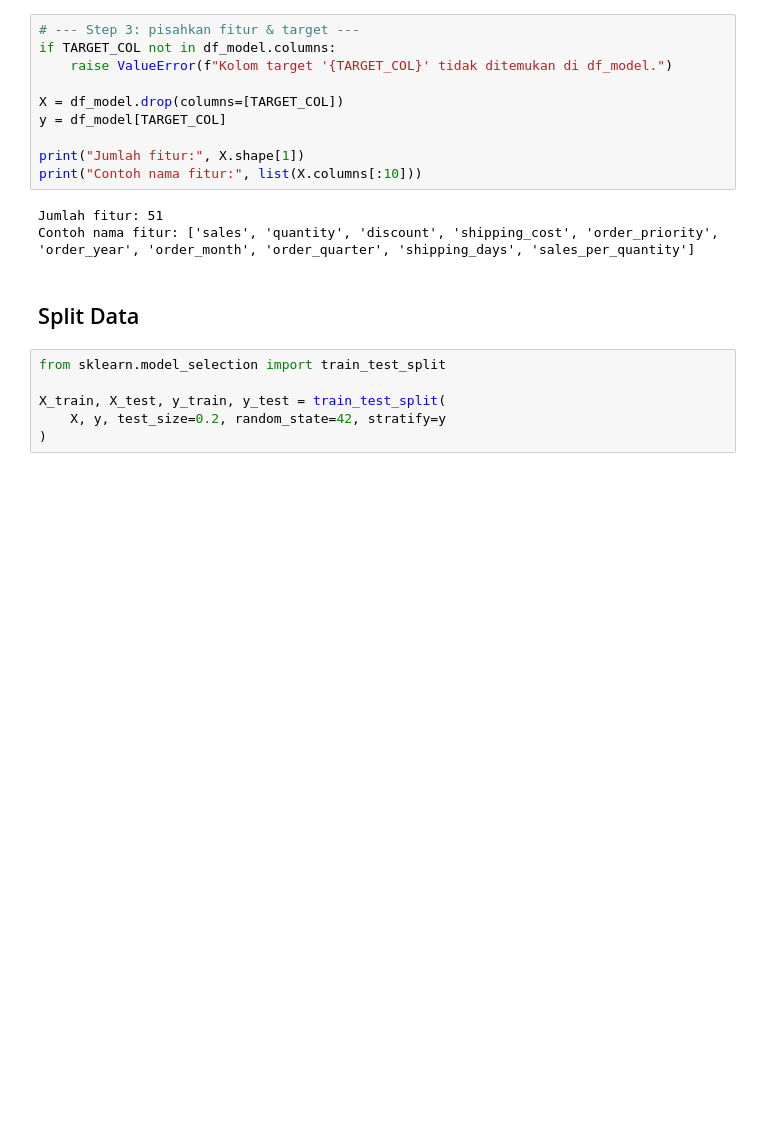
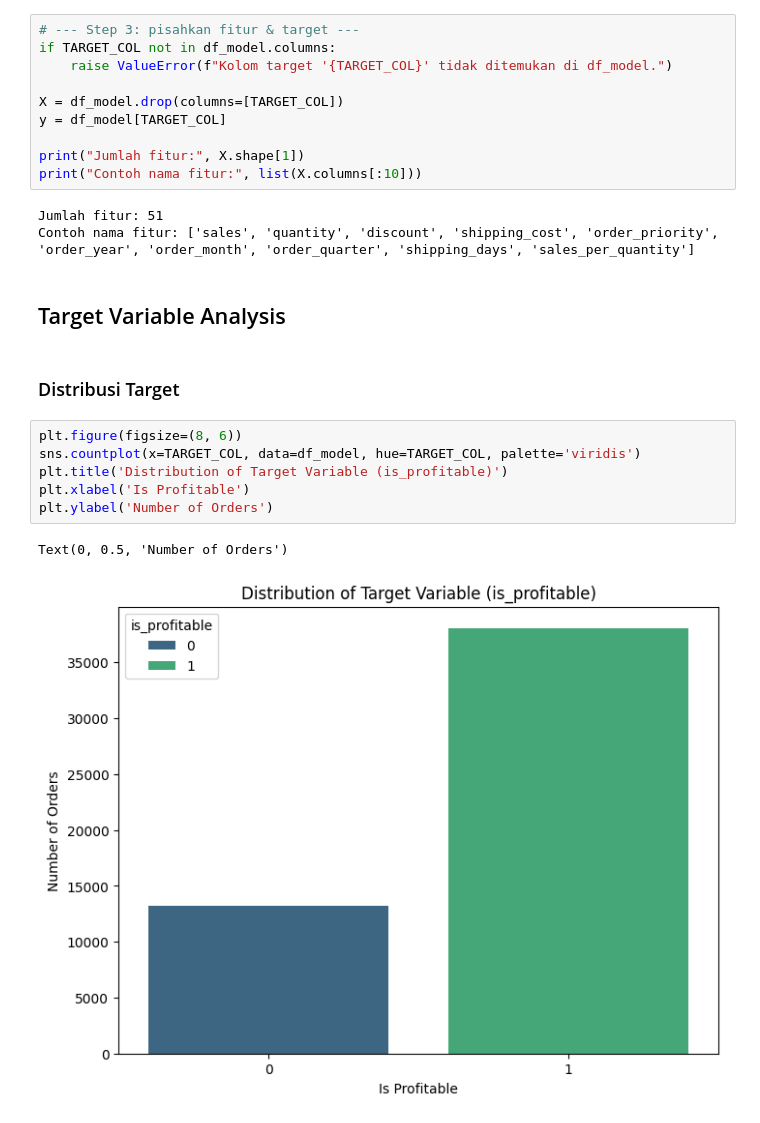
Before and after one commit to xmriz/tubes-if5100-global-superstore, a Jupyter notebook: notebooks/02_modeling.ipynb, the cells around one changed output. Drawn from its saved outputs; the diff is of its cells as text; blank space fills up the shorter version.

Commit message:
FEAT: target analysis, model training, evaluation

```diff
--- a/notebooks/02_modeling.ipynb
+++ b/notebooks/02_modeling.ipynb
@@ -79,11 +101,16 @@ print("Contoh nama fitur:", list(X.columns[:10]))
 # %% [output]
 Jumlah fitur: 51
 Contoh nama fitur: ['sales', 'quantity', 'discount', 'shipping_cost', 'order_priority', 'order_year', 'order_month', 'order_quarter', 'shipping_days', 'sales_per_quantity']
-# %% [markdown]
-## Split Data
-# %%
-from sklearn.model_selection import train_test_split
-
-X_train, X_test, y_train, y_test = train_test_split(
-    X, y, test_size=0.2, random_state=42, stratify=y
-)
+# %% [markdown]
+## Target Variable Analysis
+# %% [markdown]
+### Distribusi Target
+# %%
+plt.figure(figsize=(8, 6))
+sns.countplot(x=TARGET_COL, data=df_model, hue=TARGET_COL, palette='viridis')
+plt.title('Distribution of Target Variable (is_profitable)')
+plt.xlabel('Is Profitable')
+plt.ylabel('Number of Orders')
+# %% [output]
+Text(0, 0.5, 'Number of Orders')
+[figure, added]
```
Also changed, not shown: parts of 47 cells of this notebook, 3 other files.
